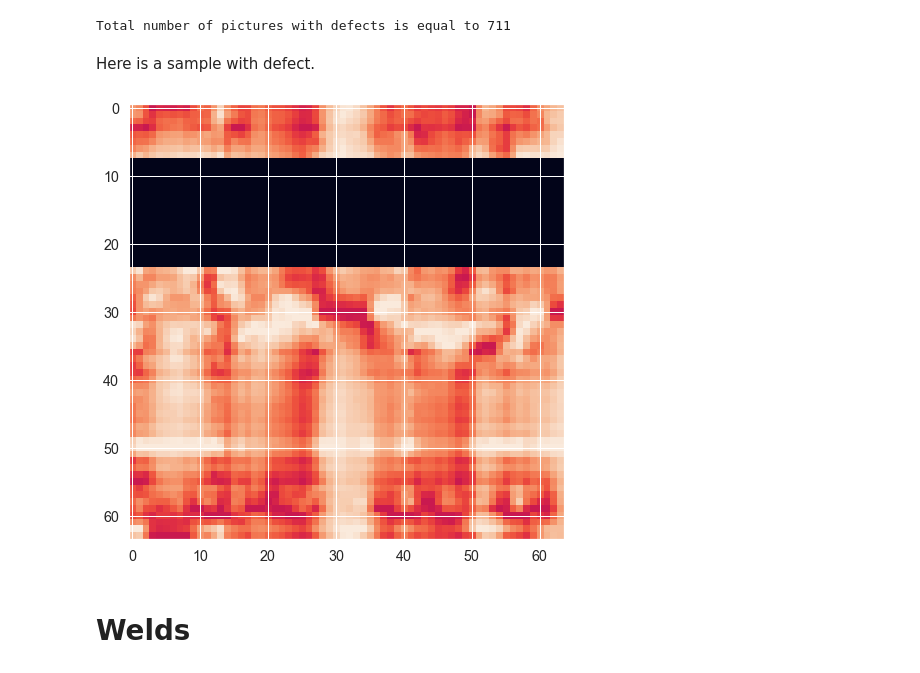
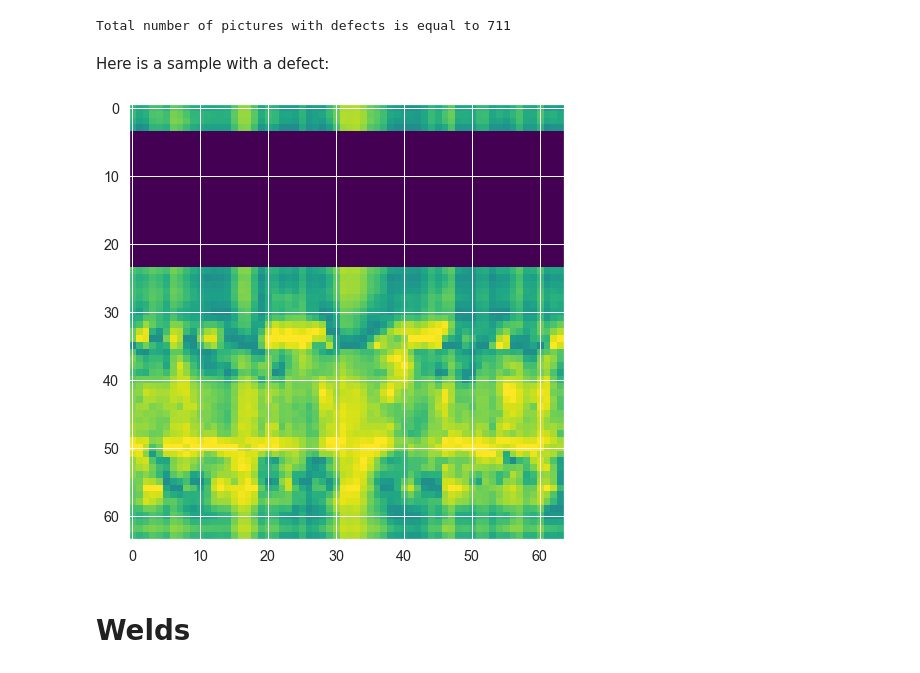
Before and after one commit to waico/CV-for-anomaly-detection-in-industrial-applications, a Jupyter notebook: pipelines/data_preparation_for_defects_detection.ipynb, the cells around one changed output. Drawn from its saved outputs; the diff is of its cells as text; code cells hidden in the pictures.

```diff
--- a/pipelines/data_preparation_for_defects_detection.ipynb
+++ b/pipelines/data_preparation_for_defects_detection.ipynb
@@ -131,12 +128,12 @@ print(f'Total number of pictures with defects is equal to {len(pictures_with_def
 # %% [output]
 Total number of pictures with defects is equal to 711
 # %% [markdown]
-Here is a sample with defect.
+Here is a sample with a defect:
 # %%
-plt.imshow(pictures_with_defects[35])
+plt.imshow(pictures_with_defects[5], cmap='viridis')
 plt.show()
 # %% [output]
-[figure, old version]
+[figure, new version]
 # %% [markdown]
 # Welds
 # %% [markdown]
```
Also changed, not shown: parts of 38 cells of this notebook, 8 other files.
